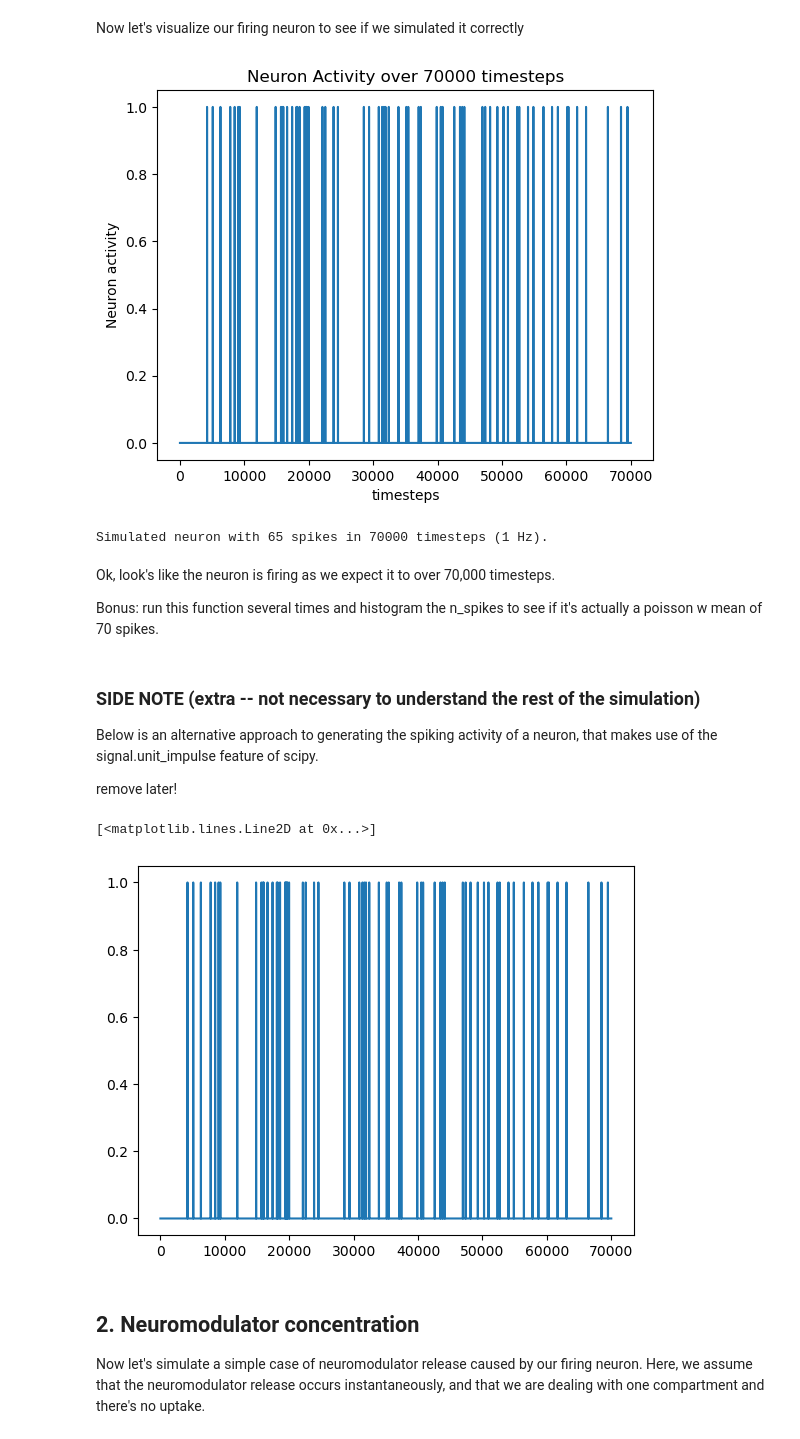
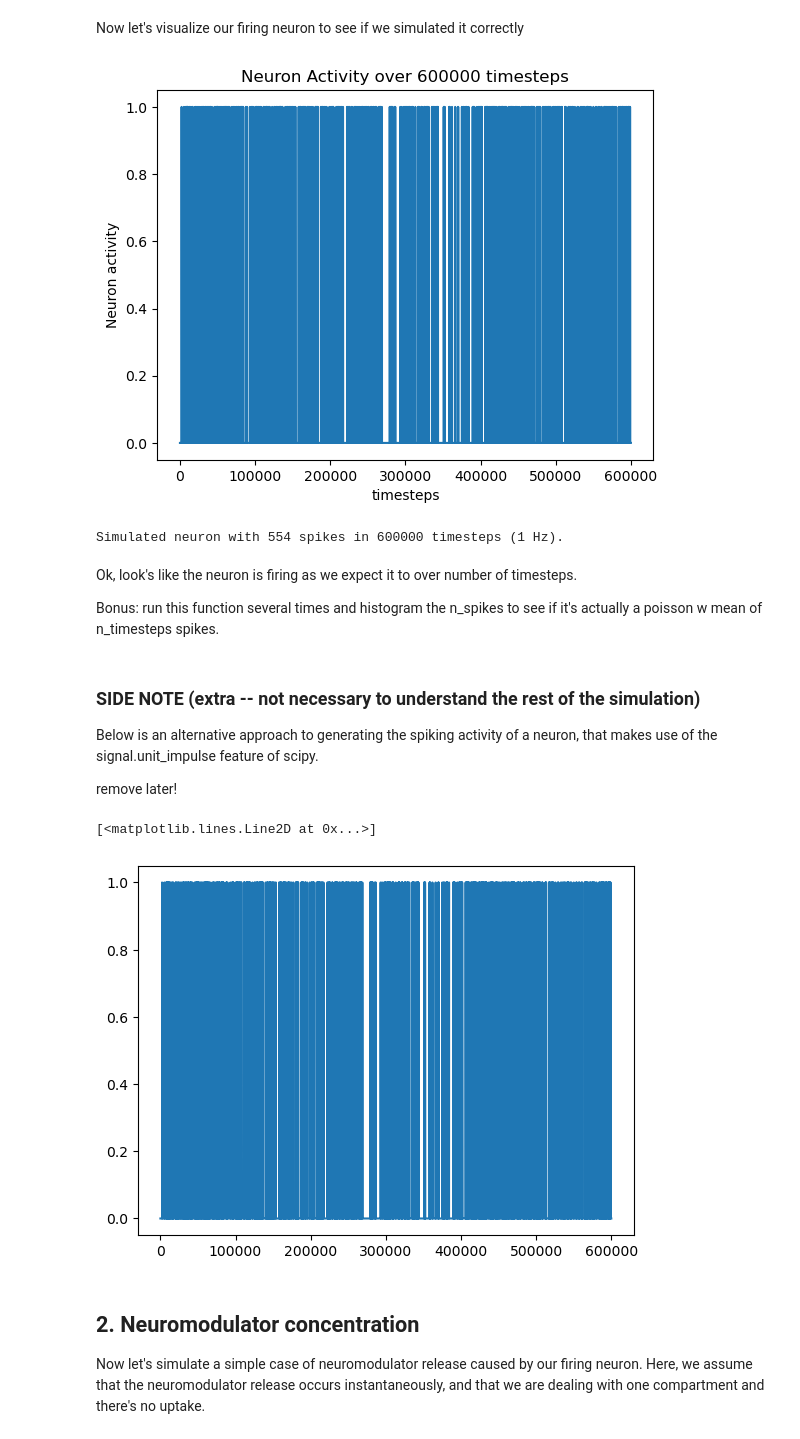
Before and after one commit to BrianNGitahi/NM-Imaging, a Jupyter notebook: Simulation.ipynb, the cells around one changed output. Drawn from its saved outputs; the diff is of its cells as text; code cells hidden in the pictures.

```diff
--- a/Simulation.ipynb
+++ b/Simulation.ipynb
@@ -52,17 +52,17 @@ def simulate_neuron(n_timesteps, firing_rate):
 # %% [markdown]
 Now let's visualize our firing neuron to see if we simulated it correctly
 # %%
-# define the number of timesteps 70 seconds - 70000 milliseconds
+# define the number of timesteps
 # each timestep / bin is 1 ms wide
 
-firing_neuron = simulate_neuron(n_timesteps=70000,firing_rate=1)
+firing_neuron = simulate_neuron(n_timesteps=600000,firing_rate=1)
 # %% [output]
-[figure, old version]
+[figure, new version]
-Simulated neuron with 65 spikes in 70000 timesteps (1 Hz).
+Simulated neuron with 554 spikes in 600000 timesteps (1 Hz).
 # %% [markdown]
-Ok, look's like the neuron is firing as we expect it to over 70,000 timesteps.
+Ok, look's like the neuron is firing as we expect it to over number of timesteps.
 
-Bonus: run this function several times and histogram the n_spikes to see if it's actually a poisson w mean of 70 spikes.
+Bonus: run this function several times and histogram the n_spikes to see if it's actually a poisson w mean of n_timesteps spikes.
 # %% [markdown]
 ### SIDE NOTE (extra -- not necessary to understand the rest of the simulation)
 Below is an alternative approach to generating the spiking activity of a neuron, that makes use of the signal.unit_impulse feature of scipy.
@@ -71,17 +71,17 @@ remove later!
 # %%
 # timesteps where the neuron fired
 firing_timesteps = np.nonzero(firing_neuron)
 
 # generate visual representation of a train of spikes / I'll use this as the first approx. for the changes in [NM]
 # ideally for the changes in [NM], we'd like to produce a chain of decaying exponents -- hopefully we produce them in a later cell
 
-n_timesteps = 70000
+n_timesteps = firing_neuron.size
 spike_train = sp.signal.unit_impulse(n_timesteps,idx=firing_timesteps)
 
 plt.plot(spike_train)
 # %% [output]
 [<matplotlib.lines.Line2D at 0x...>]
-[figure, old version]
+[figure, new version]
 # %% [markdown]
 ## 2. Neuromodulator concentration
 
```
Also changed, not shown: parts of 23 cells of this notebook, 1 other file.
